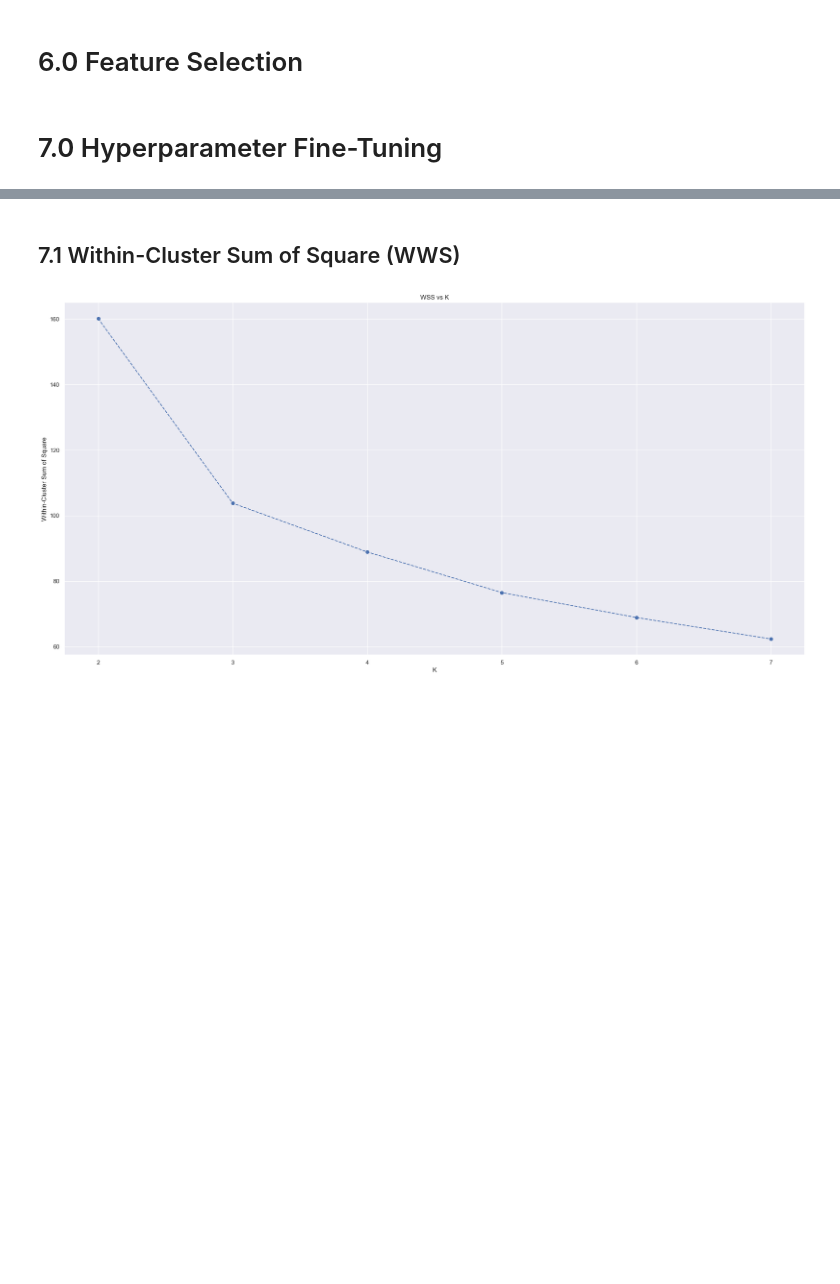
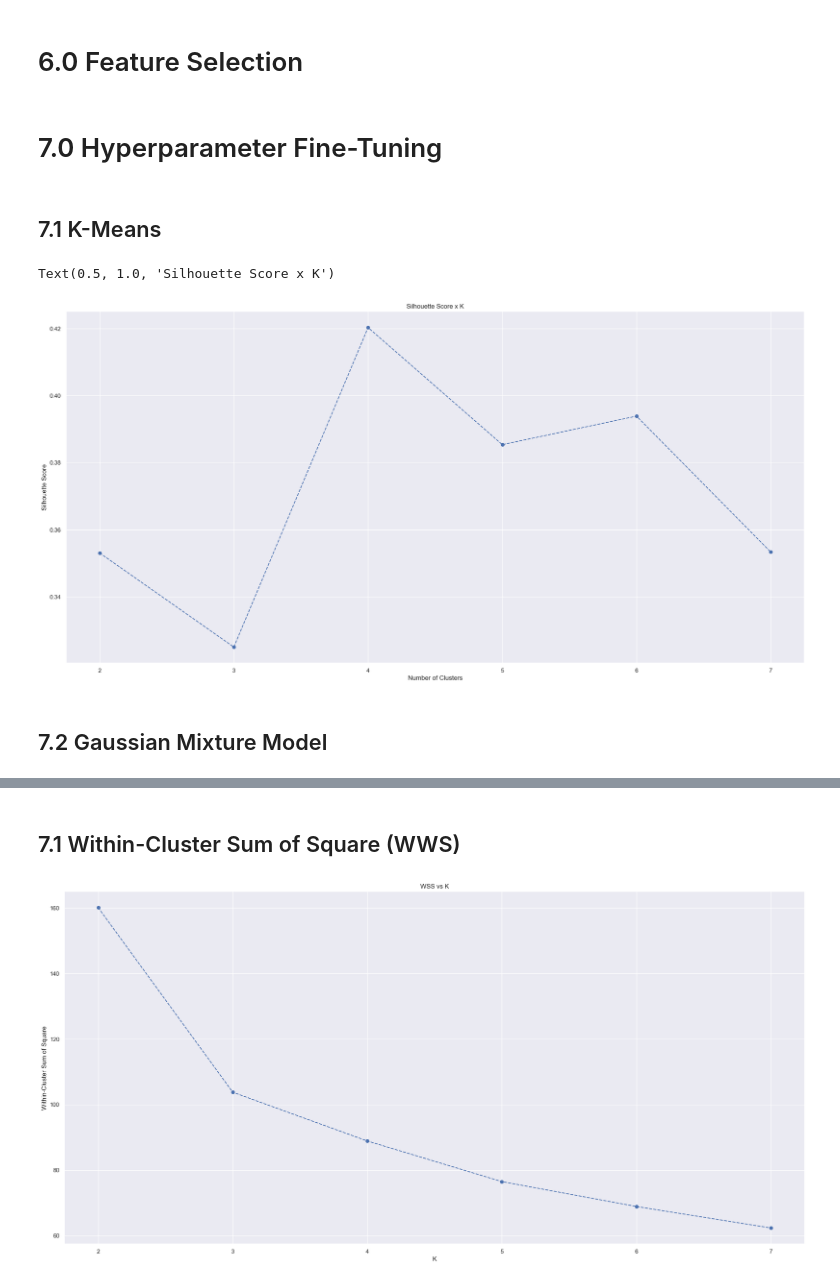
Before and after one commit to IanAndMendesDS/ds_fidelidade, a Jupyter notebook: notebooks/m2_loyalty_program.ipynb, the cells around one changed output, grey strips where cells are left out. Drawn from its saved outputs; the diff is of its cells as text; code cells hidden in the pictures; blank space fills up the shorter version.

Commit message:
add: kmeans and gmm

```diff
--- a/notebooks/m2_loyalty_program.ipynb
+++ b/notebooks/m2_loyalty_program.ipynb
@@ -914,3 +909,28 @@ df6 = df5.copy()
 X = df6.drop(columns=['customer_id'])
 # %%
 clusters = [2, 3, 4, 5, 6, 7]
+# %% [markdown]
+## 7.1 K-Means
+# %%
+kmeans_list = []
+for k in clusters:
+    # model
+    kmeans_model = ct.KMeans(n_clusters=4)
+
+    # training
+
+    labels = kmeans_model.fit_predict(X)
+
+    # performace
+
+    kmeans_list.append(mt.silhouette_score(X, labels, metric='euclidean'))
+# %%
+plt.plot(clusters, kmeans_list, linestyle='--', marker='o', color='b')
+plt.xlabel('Number of Clusters')
+plt.ylabel('Silhouette Score')
+plt.title('Silhouette Score x K')
+# %% [output]
+Text(0.5, 1.0, 'Silhouette Score x K')
+[figure, added]
+# %% [markdown]
+## 7.2 Gaussian Mixture Model
```
Also changed, not shown: parts of 16 cells of this notebook.
